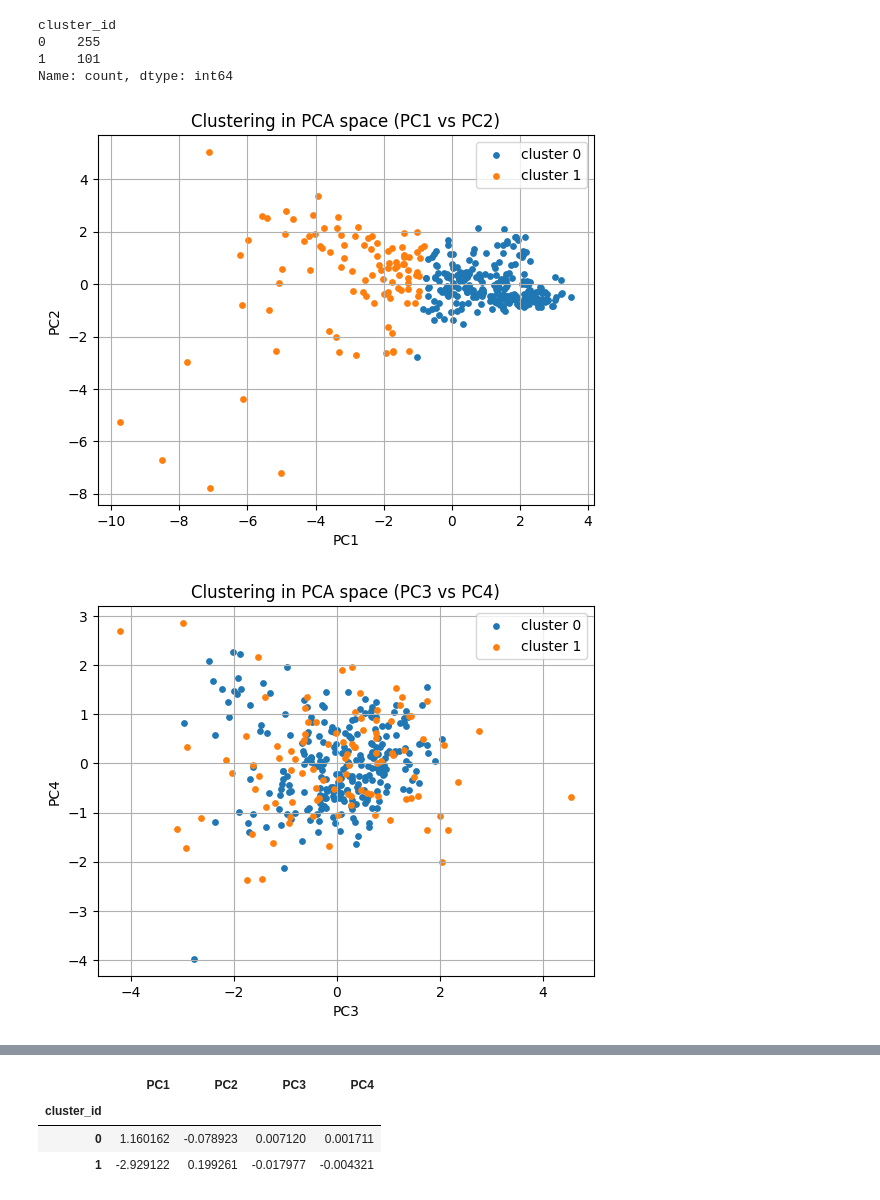
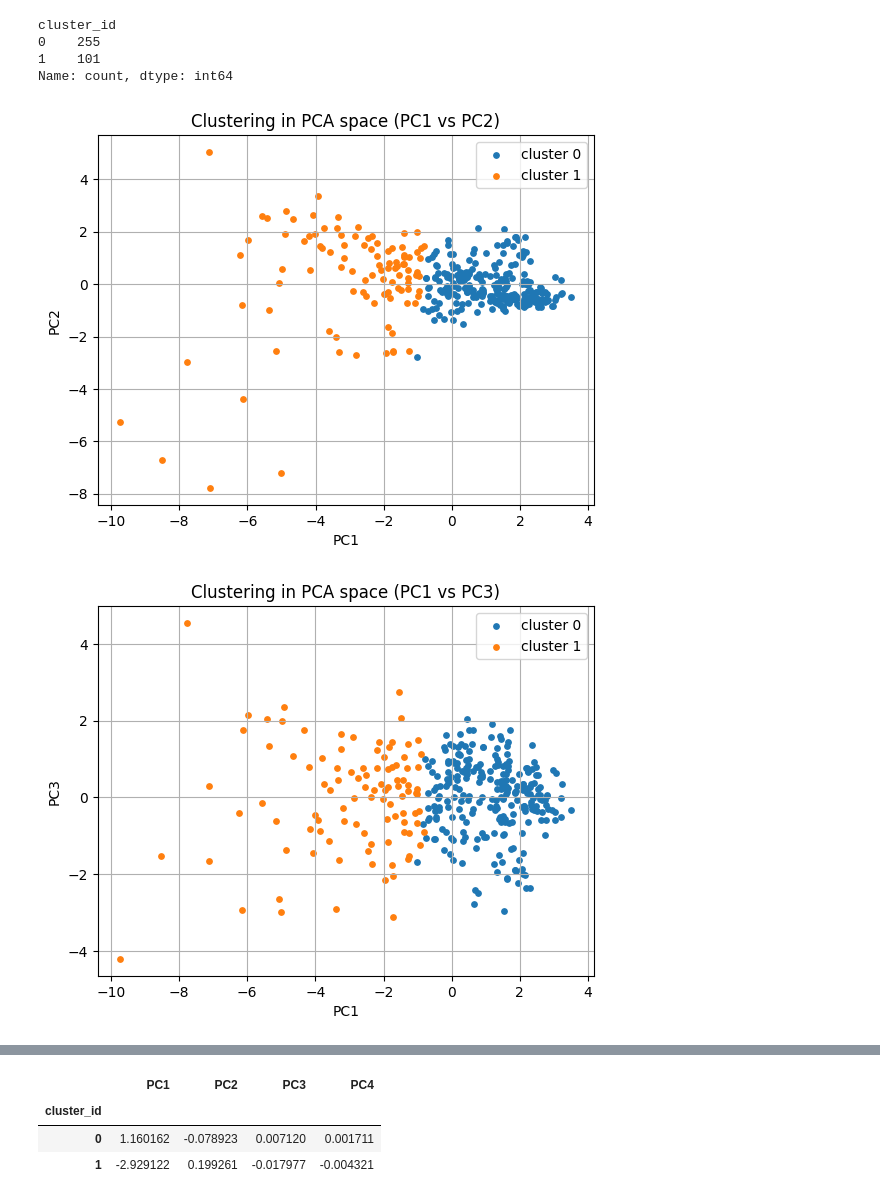
Before and after one commit to hannahnguyen14/skill-practice, a Jupyter notebook: clustering_demo.ipynb, the cells around one changed output, grey strips where cells are left out. Drawn from its saved outputs; the diff is of its cells as text; code cells hidden in the pictures.

```diff
--- a/clustering_demo.ipynb
+++ b/clustering_demo.ipynb
@@ -662,11 +811,28 @@ def plot_pca_pair(l3_df, pc_x, pc_y):
     plt.legend()
     plt.grid(True)
     plt.show()
-# %%
-plot_pca_pair(l3_df, "PC1", "PC2")
-# %% [output]
-[figure, removed]
-# %%
-plot_pca_pair(l3_df, "PC3", "PC4")
-# %% [output]
-[figure, removed]
+# %%
+from itertools import combinations
+
+def plot_all_pca_pairs(l3_df, PC_COLUMNS):
+    for pc_x, pc_y in combinations(PC_COLUMNS, 2):
+        plt.figure()
+        for cid in sorted(l3_df["cluster_id"].unique()):
+            m = l3_df["cluster_id"] == cid
+            plt.scatter(
+                l3_df.loc[m, pc_x],
+                l3_df.loc[m, pc_y],
+                s=15,
+                label=f"cluster {cid}",
+            )
+        plt.xlabel(pc_x)
+        plt.ylabel(pc_y)
+        plt.title(f"Clustering in PCA space ({pc_x} vs {pc_y})")
+        plt.legend()
+        plt.grid(True)
+        plt.show()
+
+plot_all_pca_pairs(l3_df, PC_COLUMNS)
+# %% [output]
+[figure, added]
+[figure, added]
```
Also changed, not shown: parts of 48 cells of this notebook.
